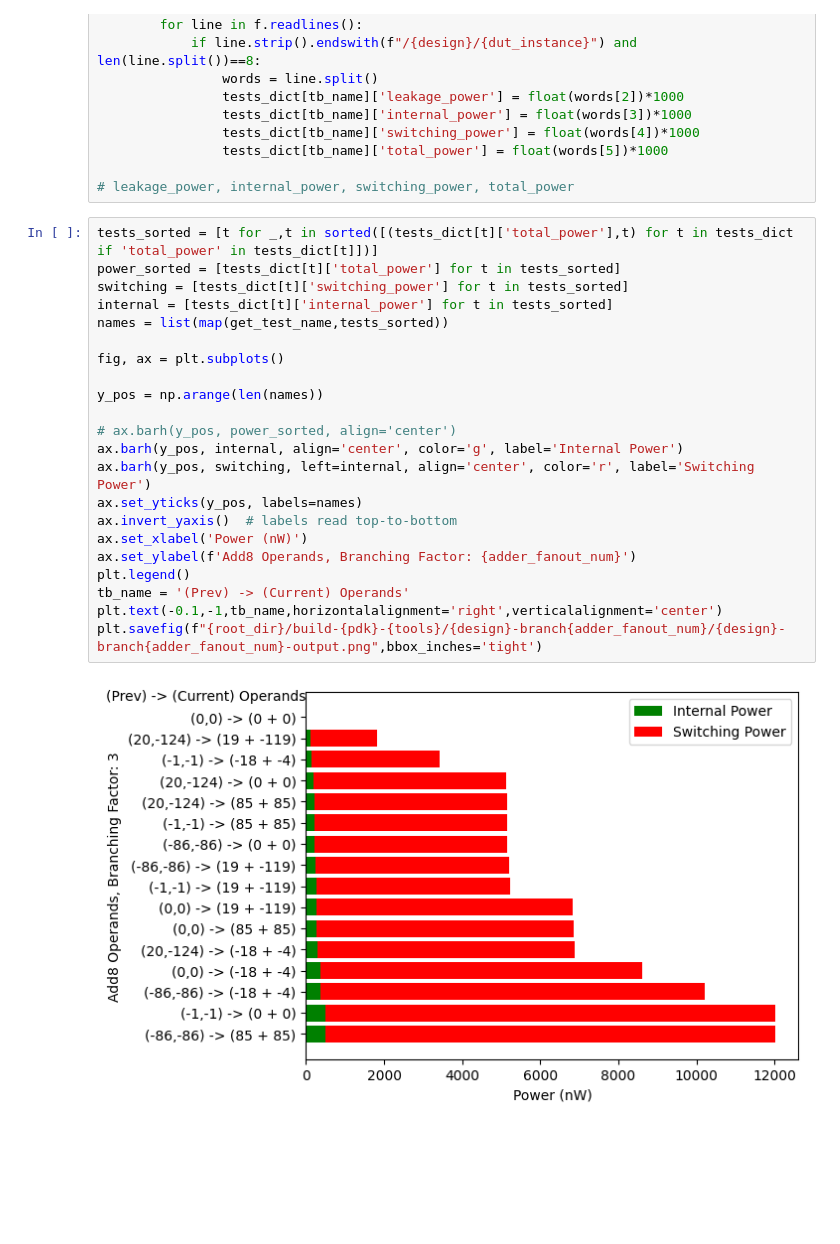
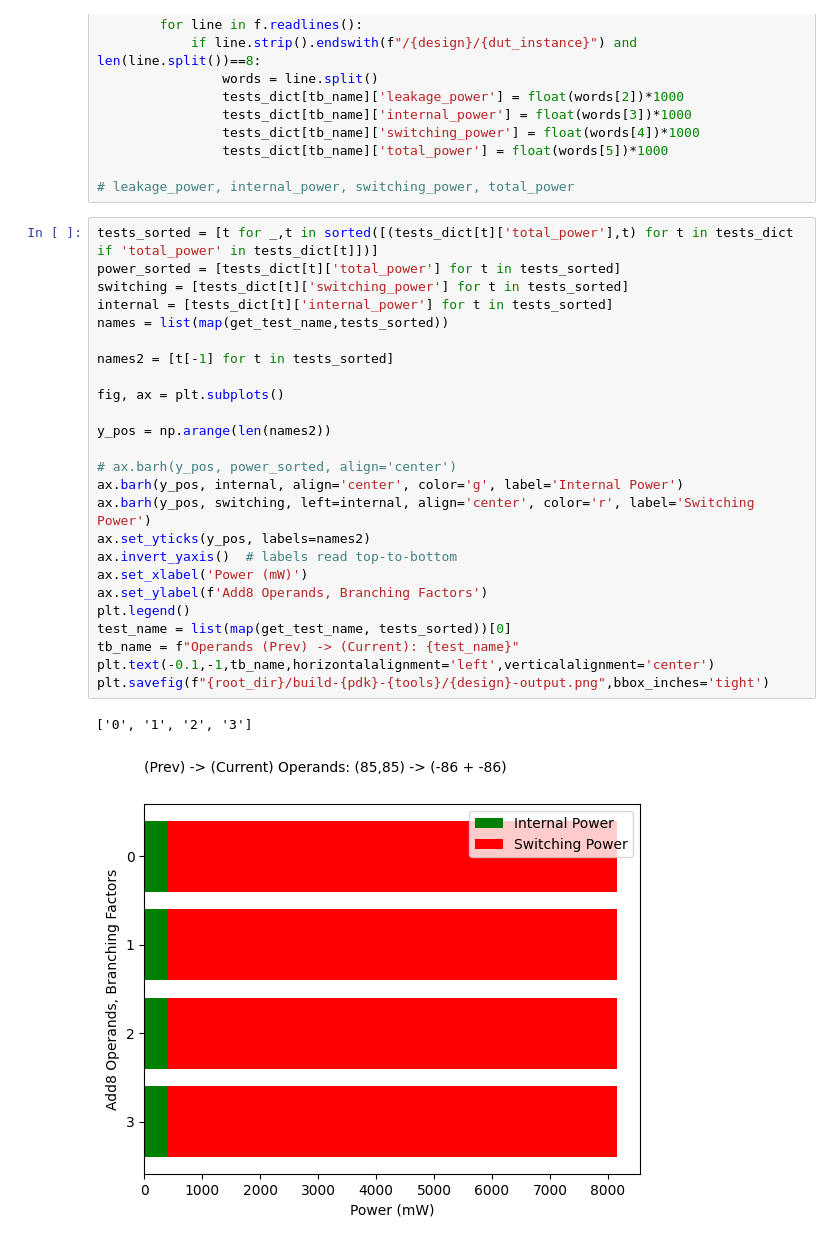
Before and after one commit to nayiri-k/energy-char, a Jupyter notebook: jupyter-notebooks/flow-var-num-adders.ipynb, the cells around one changed output. Drawn from its saved outputs; the diff is of its cells as text; blank space fills up the shorter version.

Commit message:
Changes:   * Var number of adders in one (low_to_high) dir   * Plot power-vs-branching_factor   * TODO: generate_config conditioned on fixed/random

```diff
--- a/jupyter-notebooks/flow-var-num-adders.ipynb
+++ b/jupyter-notebooks/flow-var-num-adders.ipynb
@@ -289,24 +315,28 @@ for tb_name in tests_dict:
 # %%
 tests_sorted = [t for _,t in sorted([(tests_dict[t]['total_power'],t) for t in tests_dict if 'total_power' in tests_dict[t]])]
 power_sorted = [tests_dict[t]['total_power'] for t in tests_sorted]
 switching = [tests_dict[t]['switching_power'] for t in tests_sorted]
 internal = [tests_dict[t]['internal_power'] for t in tests_sorted]
 names = list(map(get_test_name,tests_sorted))
 
+names2 = [t[-1] for t in tests_sorted]
+
 fig, ax = plt.subplots()
 
-y_pos = np.arange(len(names))
+y_pos = np.arange(len(names2))
 
 # ax.barh(y_pos, power_sorted, align='center')
 ax.barh(y_pos, internal, align='center', color='g', label='Internal Power')
 ax.barh(y_pos, switching, left=internal, align='center', color='r', label='Switching Power')
-ax.set_yticks(y_pos, labels=names)
+ax.set_yticks(y_pos, labels=names2)
 ax.invert_yaxis()  # labels read top-to-bottom
-ax.set_xlabel('Power (nW)')
-ax.set_ylabel(f'Add8 Operands, Branching Factor: {adder_fanout_num}')
+ax.set_xlabel('Power (mW)')
+ax.set_ylabel(f'Add8 Operands, Branching Factors')
 plt.legend()
-tb_name = '(Prev) -> (Current) Operands'
-plt.text(-0.1,-1,tb_name,horizontalalignment='right',verticalalignment='center')
-plt.savefig(f"{root_dir}/build-{pdk}-{tools}/{design}-branch{adder_fanout_num}/{design}-branch{adder_fanout_num}-output.png",bbox_inches='tight')
+test_name = list(map(get_test_name, tests_sorted))[0]
+tb_name = f"Operands (Prev) -> (Current): {test_name}"
+plt.text(-0.1,-1,tb_name,horizontalalignment='left',verticalalignment='center')
+plt.savefig(f"{root_dir}/build-{pdk}-{tools}/{design}-output.png",bbox_inches='tight')
 # %% [output]
+['0', '1', '2', '3']
-[figure, old version]
+[figure, new version]
```
Also changed, not shown: parts of 5 cells of this notebook, 1 other file.
